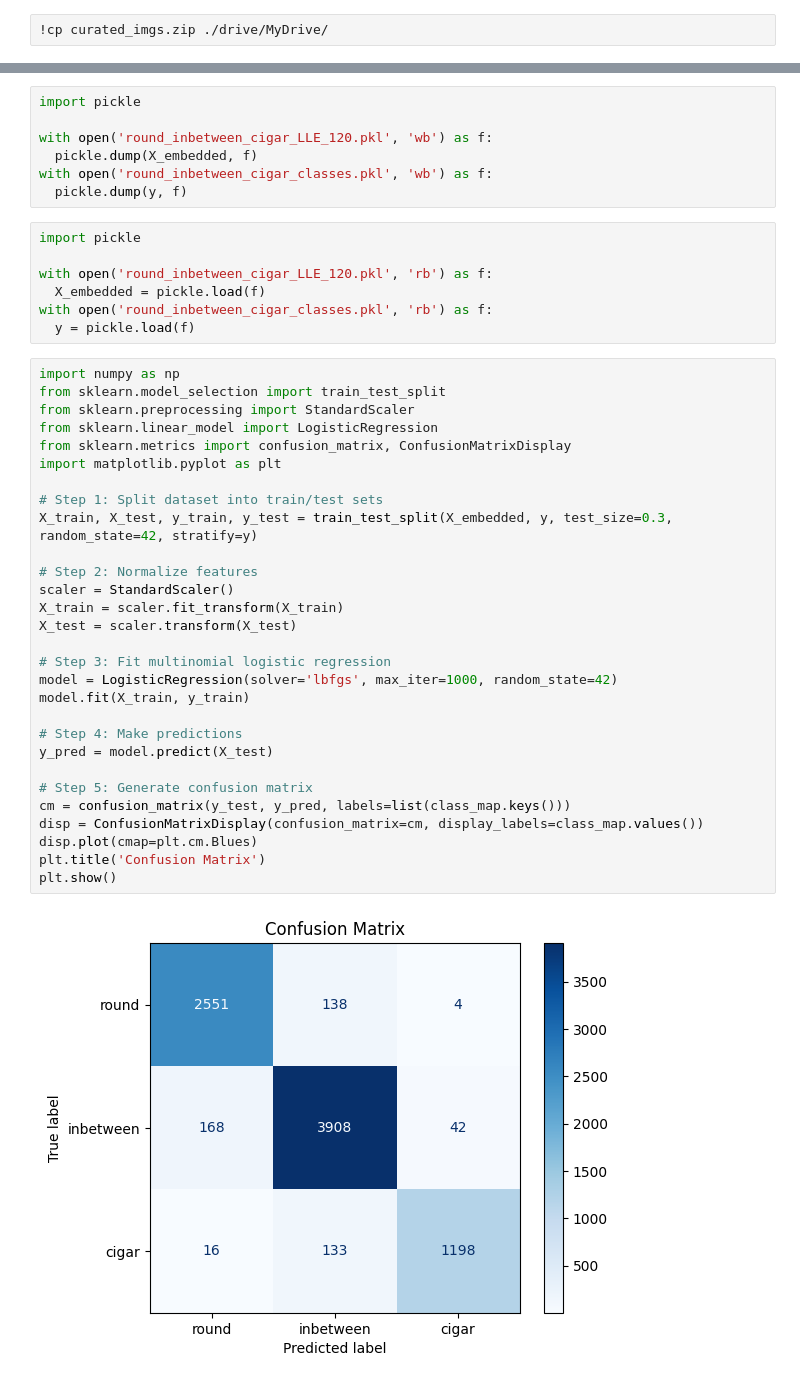
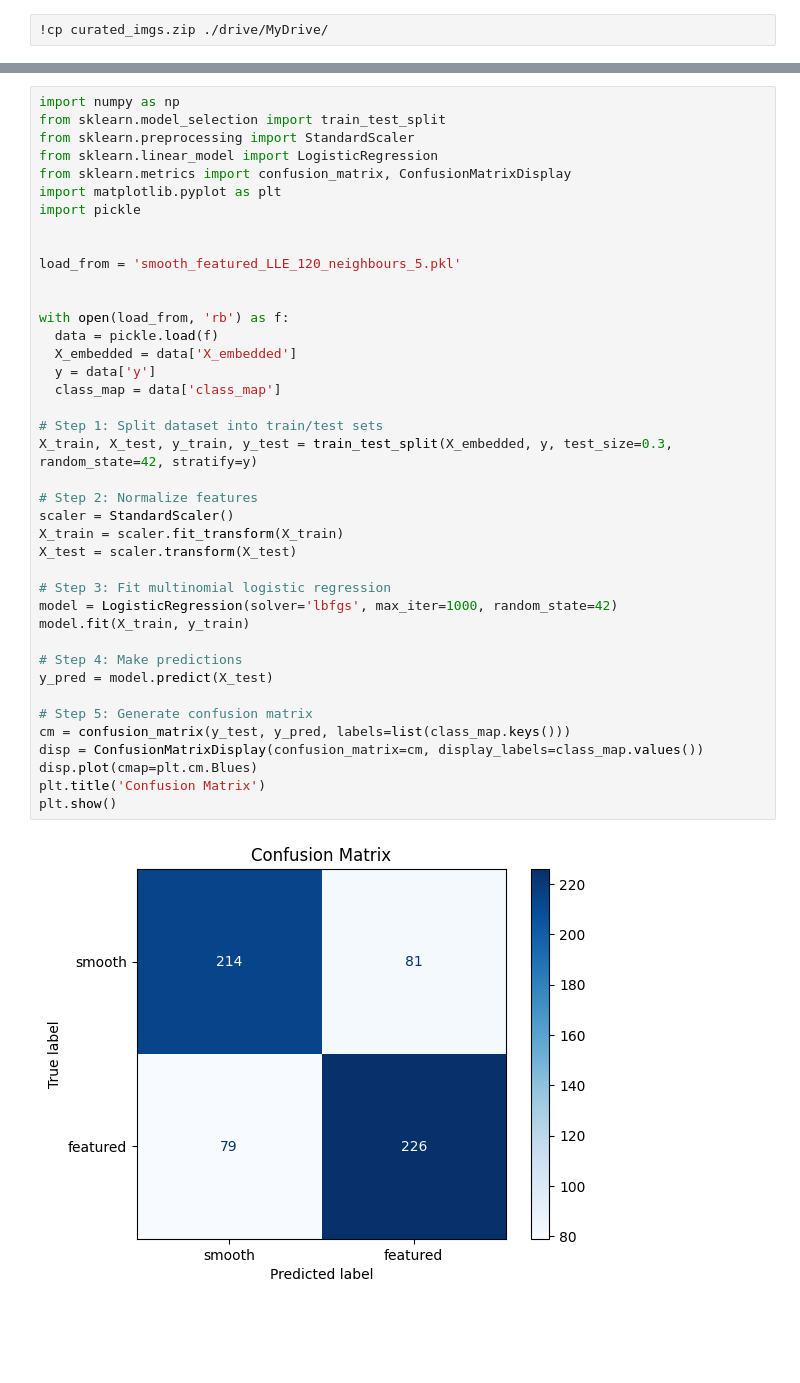
Before and after one commit to mtsizh/galaxy-morphology-manifold-learning, a Jupyter notebook: morphology_classification.ipynb, the cells around one changed output, grey strips where cells are left out. Drawn from its saved outputs; the diff is of its cells as text; blank space fills up the shorter version.

```diff
--- a/morphology_classification.ipynb
+++ b/morphology_classification.ipynb
@@ -274,45 +291,42 @@ CALCULATE LLE
-# %%
-import pickle
-
-with open('round_inbetween_cigar_LLE_120.pkl', 'wb') as f:
-  pickle.dump(X_embedded, f)
-with open('round_inbetween_cigar_classes.pkl', 'wb') as f:
-  pickle.dump(y, f)
-# %%
-import pickle
-
-with open('round_inbetween_cigar_LLE_120.pkl', 'rb') as f:
-  X_embedded = pickle.load(f)
-with open('round_inbetween_cigar_classes.pkl', 'rb') as f:
-  y = pickle.load(f)
 # %%
 import numpy as np
 from sklearn.model_selection import train_test_split
 from sklearn.preprocessing import StandardScaler
 from sklearn.linear_model import LogisticRegression
 from sklearn.metrics import confusion_matrix, ConfusionMatrixDisplay
 import matplotlib.pyplot as plt
+import pickle
+
+
+load_from = 'smooth_featured_LLE_120_neighbours_5.pkl'
+
+
+with open(load_from, 'rb') as f:
+  data = pickle.load(f)
+  X_embedded = data['X_embedded']
+  y = data['y']
+  class_map = data['class_map']
 
 # Step 1: Split dataset into train/test sets
 X_train, X_test, y_train, y_test = train_test_split(X_embedded, y, test_size=0.3, random_state=42, stratify=y)
 
 # Step 2: Normalize features
 scaler = StandardScaler()
 X_train = scaler.fit_transform(X_train)
 X_test = scaler.transform(X_test)
 
 # Step 3: Fit multinomial logistic regression
 model = LogisticRegression(solver='lbfgs', max_iter=1000, random_state=42)
 model.fit(X_train, y_train)
 
 # Step 4: Make predictions
 y_pred = model.predict(X_test)
 
 # Step 5: Generate confusion matrix
 cm = confusion_matrix(y_test, y_pred, labels=list(class_map.keys()))
 disp = ConfusionMatrixDisplay(confusion_matrix=cm, display_labels=class_map.values())
 disp.plot(cmap=plt.cm.Blues)
 plt.title('Confusion Matrix')
 plt.show()
 # %% [output]
-[figure, old version]
+[figure, new version]
```
Also changed, not shown: parts of 6 cells of this notebook.
